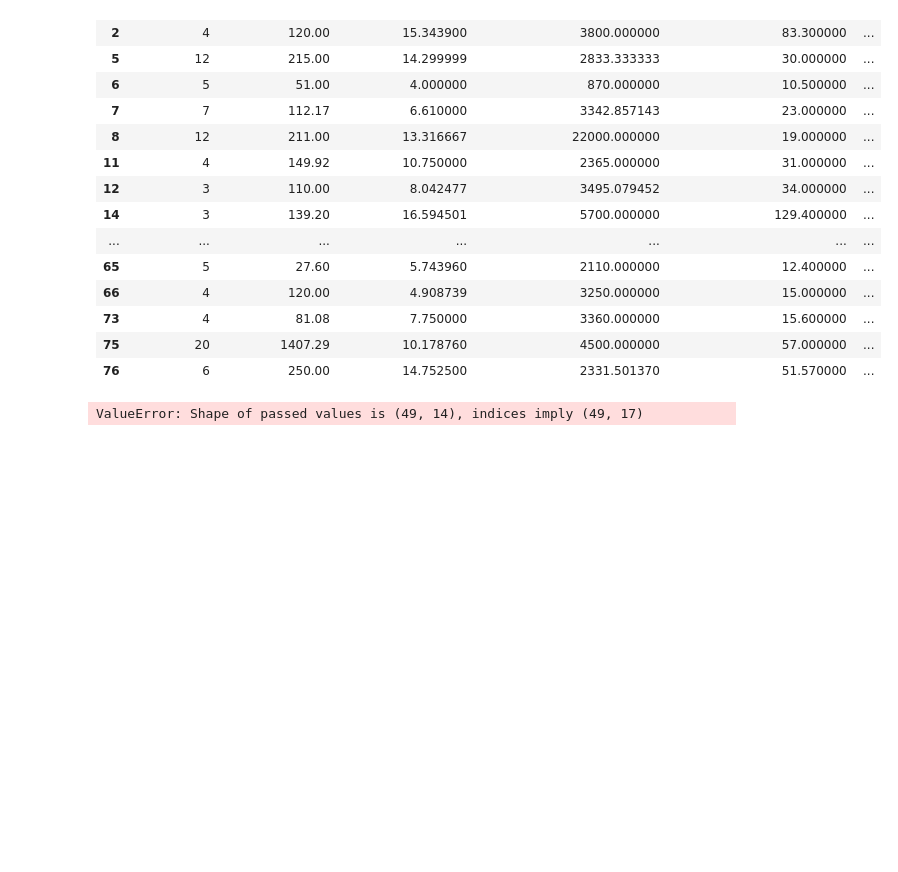
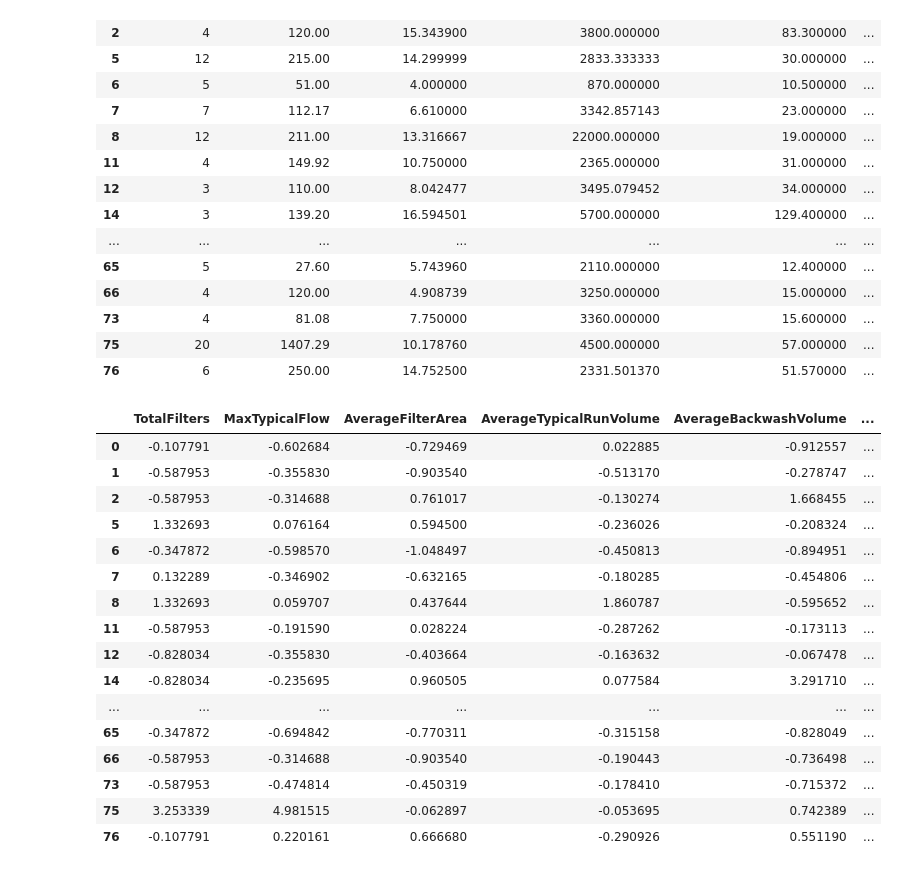
Before and after one commit to 00FA12/MAL-4, a Jupyter notebook: 4. Preprocessing - Water treatment plants.ipynb, the cells around one changed output. Saved outputs shown, nothing was run; the diff lists cells and outputs as text; code cells hidden in the pictures; blank space fills up the shorter version.

```diff
--- a/4. Preprocessing - Water treatment plants.ipynb
+++ b/4. Preprocessing - Water treatment plants.ipynb
@@ -97,18 +97,37 @@ df
 | 75 | 20 | 1407.29 | 10.178760 | 4500.000000 | 57.000000 | ... |
 | 76 | 6 | 250.00 | 14.752500 | 2331.501370 | 51.570000 | ... |
 # %%
-# Scale numeric data
-
 from sklearn.preprocessing import StandardScaler
 
-# Initialize the StandardScaler
+numeric_cols = df.select_dtypes(include=['float64', 'int64']).columns
+categorical_cols = df.columns.difference(numeric_cols)  # This should give the other 4 columns
+
+# Initialize the StandardScaler and scale only the numeric columns
 scaler = StandardScaler()
+scaled_numeric_data = scaler.fit_transform(df[numeric_cols])
 
-# Fit and transform the DataFrame
-scaled_data = scaler.fit_transform(df.select_dtypes(exclude=['object']).reset_index())
-# Convert back to DataFrame for easier handling
-scaled_df = pd.DataFrame(scaled_data, columns=df.columns)
+# Convert scaled data back to DataFrame with correct column names
+scaled_numeric_df = pd.DataFrame(scaled_numeric_data, columns=numeric_cols, index=df.index)
 
-scaled_df
+# Concatenate scaled numeric data with the remaining categorical data
+final_df = pd.concat([scaled_numeric_df, df[categorical_cols]], axis=1)
+
+final_df
 # %% [output]
-ValueError: Shape of passed values is (49, 14), indices imply (49, 17)
+|  | TotalFilters | MaxTypicalFlow | AverageFilterArea | AverageTypicalRunVolume | AverageBackwashVolume | ... |
+| 0 | -0.107791 | -0.602684 | -0.729469 | 0.022885 | -0.912557 | ... |
+| 1 | -0.587953 | -0.355830 | -0.903540 | -0.513170 | -0.278747 | ... |
+| 2 | -0.587953 | -0.314688 | 0.761017 | -0.130274 | 1.668455 | ... |
+| 5 | 1.332693 | 0.076164 | 0.594500 | -0.236026 | -0.208324 | ... |
+| 6 | -0.347872 | -0.598570 | -1.048497 | -0.450813 | -0.894951 | ... |
+| 7 | 0.132289 | -0.346902 | -0.632165 | -0.180285 | -0.454806 | ... |
+| 8 | 1.332693 | 0.059707 | 0.437644 | 1.860787 | -0.595652 | ... |
+| 11 | -0.587953 | -0.191590 | 0.028224 | -0.287262 | -0.173113 | ... |
+| 12 | -0.828034 | -0.355830 | -0.403664 | -0.163632 | -0.067478 | ... |
+| 14 | -0.828034 | -0.235695 | 0.960505 | 0.077584 | 3.291710 | ... |
+| ... | ... | ... | ... | ... | ... | ... |
+| 65 | -0.347872 | -0.694842 | -0.770311 | -0.315158 | -0.828049 | ... |
+| 66 | -0.587953 | -0.314688 | -0.903540 | -0.190443 | -0.736498 | ... |
+| 73 | -0.587953 | -0.474814 | -0.450319 | -0.178410 | -0.715372 | ... |
+| 75 | 3.253339 | 4.981515 | -0.062897 | -0.053695 | 0.742389 | ... |
+| 76 | -0.107791 | 0.220161 | 0.666680 | -0.290926 | 0.551190 | ... |
```
